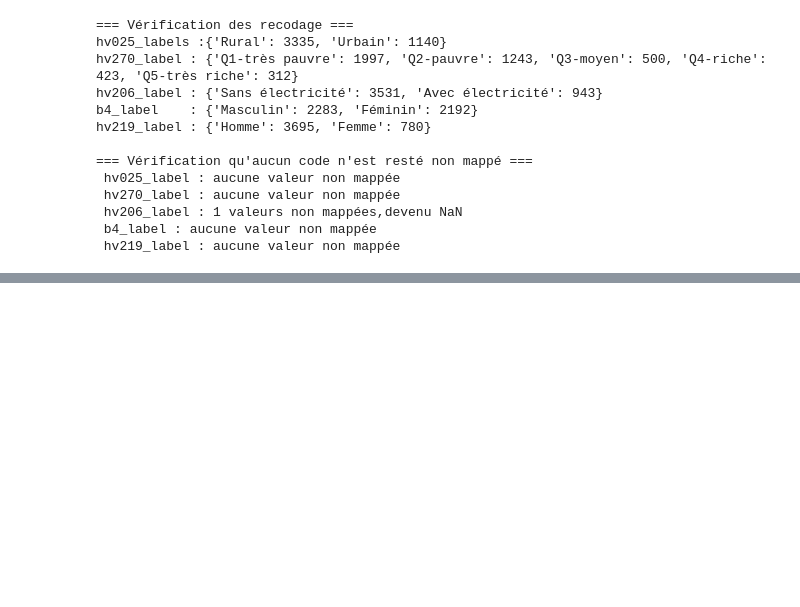
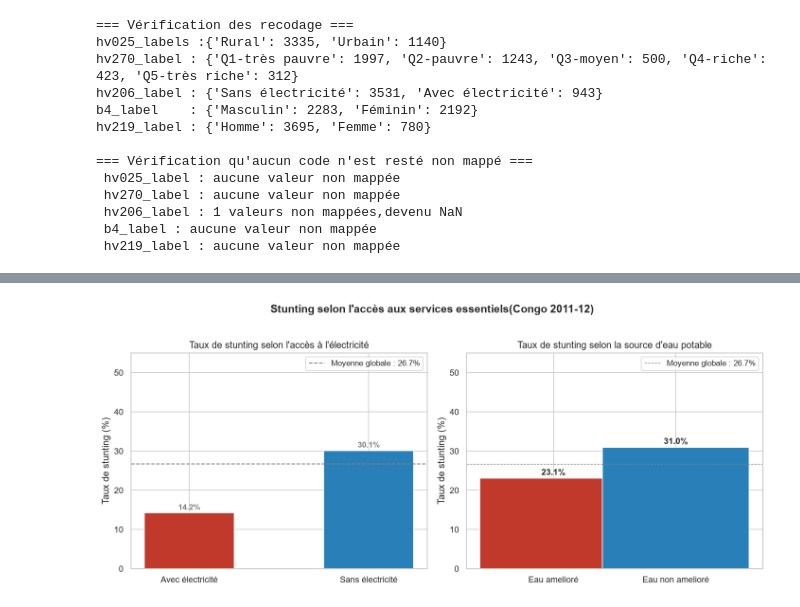
Before and after one commit to astraorigine/NutriPredict-Congo, a Jupyter notebook: notebooks/03_analyse_exploratoire.ipynb, the cells around one changed output, grey strips where cells are left out. Drawn from its saved outputs; the diff is of its cells as text; code cells hidden in the pictures; blank space fills up the shorter version.

```diff
--- a/notebooks/03_analyse_exploratoire.ipynb
+++ b/notebooks/03_analyse_exploratoire.ipynb
@@ -141,0 +384,80 @@ hv219_label : {'Homme': 3695, 'Femme': 780}
+# %%
+# Recodage hv201
+eau_amelioree = [11,12,13,14,21,31,41,51,71]
+
+df["eau_label"]= df["hv201"].apply(
+    lambda x:"Eau amelioré" if x in eau_amelioree else "Eau non amelioré"
+)
+
+# calcul de taux
+taux_electricite = (df[df["hv206_label"].notna()]
+                    .groupby("hv206_label")["stunting"]
+                    .agg(["sum","count"])
+                    .rename(columns={"sum":"stunting","count":"total"}))
+taux_electricite["taux"] = taux_electricite["stunting"]/taux_electricite["total"]*100
+
+taux_eau = (df.groupby("eau_label")["stunting"]
+            .agg(["sum","count"])
+            .rename(columns={"sum":"stunting","count":"total"})
+            )
+taux_eau["taux"] = taux_eau["stunting"]/taux_eau["total"]*100
+
+
+# Les graphiques
+fig, axes = plt.subplots(1,2,figsize=(12,5))
+
+# Graphiques de gauches : électricité
+color_elec = ['#C0392B', '#2980B9']
+axes[0].bar(
+    taux_electricite.index,
+    taux_electricite["taux"],
+    color =color_elec,
+    width=0.5, edgecolor="white"
+)
+axes[0].set_title("Taux de stunting selon l'accès à l'électricité")
+axes[0].set_ylim(0,55)
+axes[0].set_ylabel("Taux de stunting (%)")
+axes[0].axhline(
+    y=df["stunting"].mean()*100,
+    linestyle ="--",linewidth  =1.2,color = "grey",label = f"Moyenne globale : {df["stunting"].mean()*100:.1f}%"
+)
+axes[0].legend(fontsize=10)
+for i,(idx,row) in enumerate(taux_electricite.iterrows()):
+    axes[0].text(i,row["taux"] +0.8,f"{row['taux']:.1f}%",fontsize=10,color="grey",fontweight="bold",ha="center")
+
+
+
+# Graphique de droite : eau
+color_eau = ['#C0392B', '#2980B9']
+axes[1].bar(
+    taux_eau.index,
+    taux_eau["taux"],
+    color=color_eau,width=1.2,edgecolor="white"
+)
+axes[1].set_title("Taux de stunting selon la source d'eau potable")
+axes[1].set_ylim(0,55)
+axes[1].set_ylabel("Taux de stunting (%)")
+axes[1].axhline(
+    y=df["stunting"].mean()*100,
+    linestyle="--",color="grey",linewidth=0.8,
+    label =f"Moyenne globale : {df["stunting"].mean()*100:.1f}%"
+)
+axes[1].legend(fontsize=10)
+for i,(idx,row) in enumerate(taux_eau.iterrows()):
+    axes[1].text(i,row["taux"]+0.8,f"{row["taux"]:.1f}%",fontsize=11,ha="center",fontweight="bold")
+
+fig.suptitle(
+    "Stunting selon l'accès aux services essentiels(Congo 2011-12)",
+    fontsize=14,fontweight="bold",y=1.02
+)
+plt.tight_layout()
+plt.savefig(os.path.join(OUTPUT_DIR,"04 stunting services.png"),
+            dpi=150,bbox_inches="tight")
+plt.show()
+print("Graphique sauvegardé")
+print("\n=== Électricité ===")
+print(taux_electricite[["stunting","total","taux"]].round(1))
+print("\n=== Eau ===")
+print(taux_eau[["stunting","total","taux"]].round(1))
+# %% [output]
+[figure, added]
```
Also changed, not shown: parts of 11 cells of this notebook, 6 other files.
